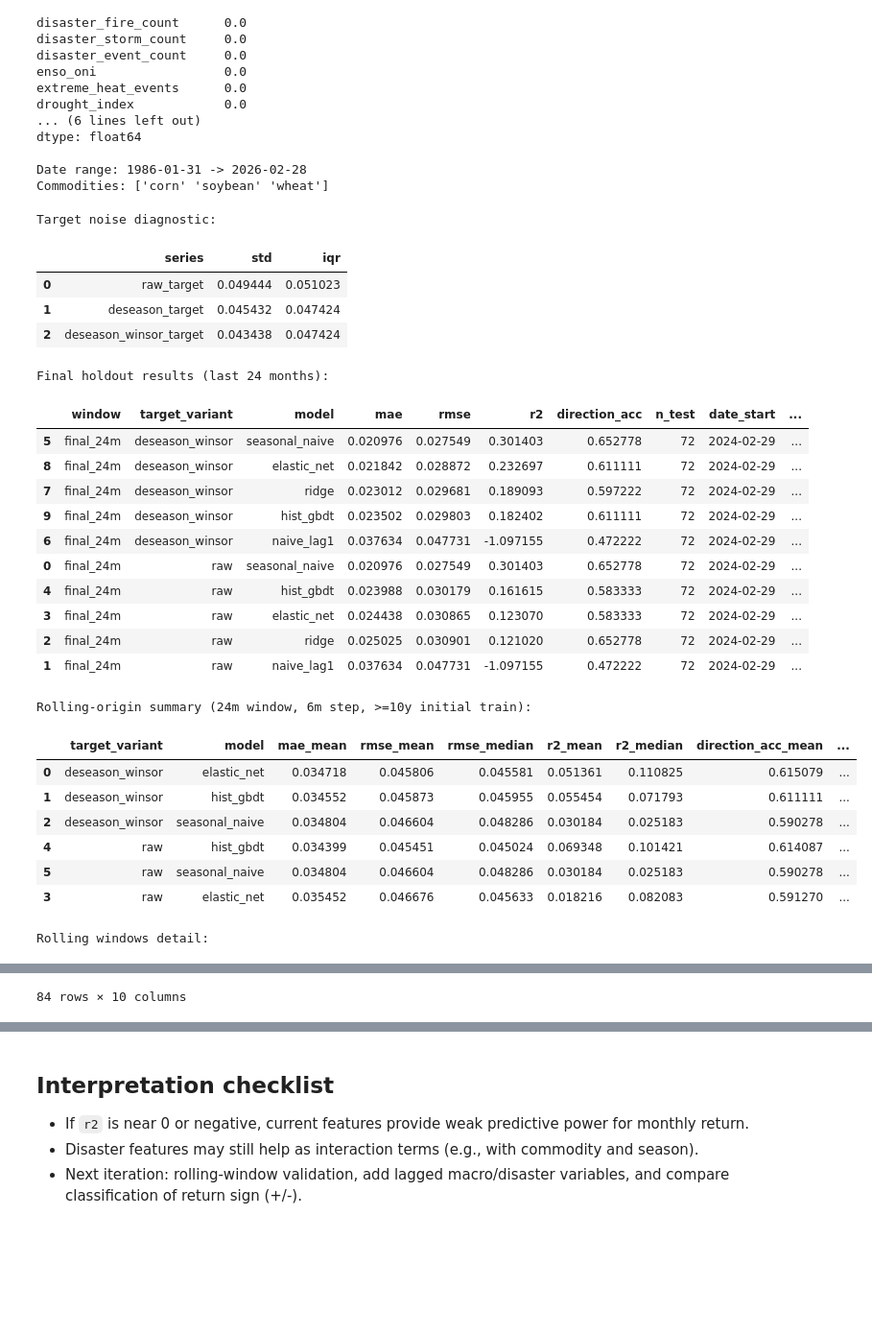
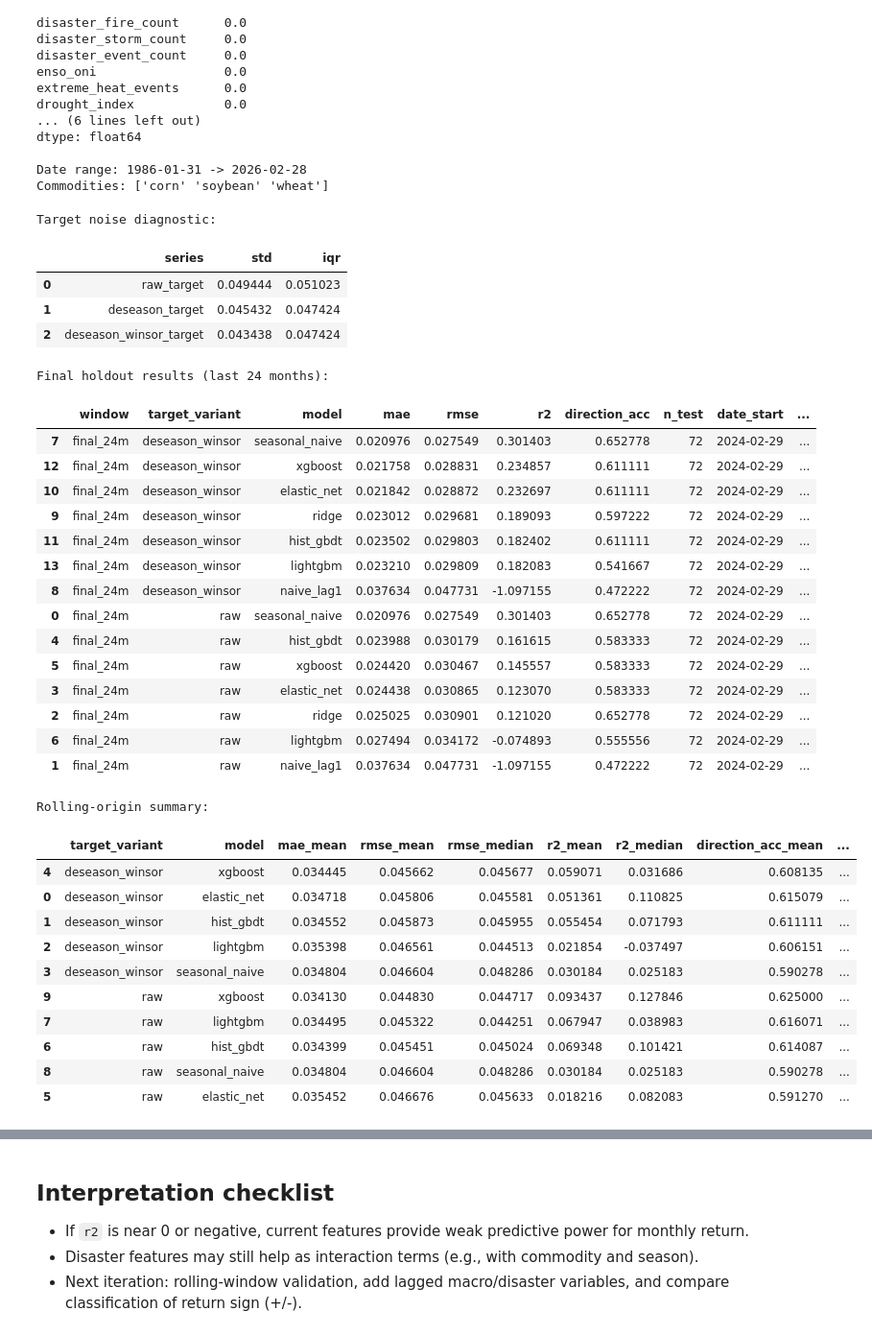
Before and after one commit to SankeerthR1/EAS508-Statistics, a Jupyter notebook: scripts/ml_response_feature_exploration.ipynb, the cells around one changed output, grey strips where cells are left out. Shown at 96% size. Cells and saved outputs as stored; diff of their text form; code cells hidden in the pictures; blank space fills up the shorter version.

```diff
--- a/scripts/ml_response_feature_exploration.ipynb
+++ b/scripts/ml_response_feature_exploration.ipynb
@@ -140,6 +165,33 @@ models = {
         random_state=42,
     ),
 }
+
+# Booster models: add only if dependency exists.
+if HAS_XGB:
+    models["xgboost"] = XGBRegressor(
+        n_estimators=300,
+        max_depth=4,
+        learning_rate=0.03,
+        subsample=0.9,
+        colsample_bytree=0.9,
+        reg_alpha=0.1,
+        reg_lambda=1.0,
+        random_state=42,
+        n_jobs=1,
+    )
+if HAS_LGBM:
+    models["lightgbm"] = LGBMRegressor(
+        n_estimators=300,
+        max_depth=-1,
+        num_leaves=31,
+        learning_rate=0.03,
+        subsample=0.9,
+        colsample_bytree=0.9,
+        random_state=42,
+        n_jobs=1,
+        force_col_wise=True,
+        verbose=-1,
+    )
 
 def build_target_variant(train_df, test_df, target_col, variant):
     y_train_raw = train_df[target_col].copy()
@@ -281,7 +333,7 @@ train_holdout = model_df[model_df["date"] < final_cutoff].copy()
 test_holdout = model_df[model_df["date"] >= final_cutoff].copy()
 
 target_variants = ["raw", "deseason_winsor"]
-rolling_model_names = ["seasonal_naive", "elastic_net", "hist_gbdt"]
+rolling_model_names = ["seasonal_naive", "elastic_net", "hist_gbdt", "xgboost", "lightgbm"]
 models_for_rolling = {k: models[k] for k in rolling_model_names if k in models}
 holdout_frames = []
 for target_variant in target_variants:
@@ -302,7 +354,7 @@ holdout_results = pd.concat(holdout_frames, ignore_index=True).sort_values(["tar
 print("Final holdout results (last 24 months):")
 display(holdout_results)
 
-# 2) Rolling-origin validation: step 6 months, each test window = 24 months
+# 2) Rolling-origin validation (fast mode for iteration)
 rolling_results = []
 quick_mode = True
 if quick_mode:
@@ -352,48 +404,51 @@ if rolling_results:
             direction_acc_mean=("direction_acc", "mean"),
             n_windows=("window", "nunique"),
         )
         .sort_values(["target_variant", "rmse_mean"])
     )
 
-    print("Rolling-origin summary (24m window, 6m step, >=10y initial train):")
+    print("Rolling-origin summary:")
     display(rolling_summary)
-
-    print("Rolling windows detail:")
-    display(rolling_results_df.sort_values(["target_variant", "window", "rmse"]))
 else:
     print("No rolling windows were generated.")
-
 
 # Persist key summaries for quick comparison across notebook runs
 OUTPUT_DIR = PROJECT_ROOT / "data" / "processed"
 OUTPUT_DIR.mkdir(parents=True, exist_ok=True)
 holdout_results.to_csv(OUTPUT_DIR / "model_holdout_results.csv", index=False)
 if "rolling_summary" in locals():
     rolling_summary.to_csv(OUTPUT_DIR / "model_rolling_summary.csv", index=False)
 # %% [output]
 Target noise diagnostic:
 |  | series | std | iqr |
 | 0 | raw_target | 0.049444 | 0.051023 |
 | 1 | deseason_target | 0.045432 | 0.047424 |
 | 2 | deseason_winsor_target | 0.043438 | 0.047424 |
 Final holdout results (last 24 months):
 |  | window | target_variant | model | mae | rmse | r2 | direction_acc | n_test | date_start | ... |
-| 5 | final_24m | deseason_winsor | seasonal_naive | 0.020976 | 0.027549 | 0.301403 | 0.652778 | 72 | 2024-02-29 | ... |
-| 8 | final_24m | deseason_winsor | elastic_net | 0.021842 | 0.028872 | 0.232697 | 0.611111 | 72 | 2024-02-29 | ... |
-| 7 | final_24m | deseason_winsor | ridge | 0.023012 | 0.029681 | 0.189093 | 0.597222 | 72 | 2024-02-29 | ... |
-| 9 | final_24m | deseason_winsor | hist_gbdt | 0.023502 | 0.029803 | 0.182402 | 0.611111 | 72 | 2024-02-29 | ... |
-| 6 | final_24m | deseason_winsor | naive_lag1 | 0.037634 | 0.047731 | -1.097155 | 0.472222 | 72 | 2024-02-29 | ... |
+| 7 | final_24m | deseason_winsor | seasonal_naive | 0.020976 | 0.027549 | 0.301403 | 0.652778 | 72 | 2024-02-29 | ... |
+| 12 | final_24m | deseason_winsor | xgboost | 0.021758 | 0.028831 | 0.234857 | 0.611111 | 72 | 2024-02-29 | ... |
+| 10 | final_24m | deseason_winsor | elastic_net | 0.021842 | 0.028872 | 0.232697 | 0.611111 | 72 | 2024-02-29 | ... |
+| 9 | final_24m | deseason_winsor | ridge | 0.023012 | 0.029681 | 0.189093 | 0.597222 | 72 | 2024-02-29 | ... |
+| 11 | final_24m | deseason_winsor | hist_gbdt | 0.023502 | 0.029803 | 0.182402 | 0.611111 | 72 | 2024-02-29 | ... |
+| 13 | final_24m | deseason_winsor | lightgbm | 0.023210 | 0.029809 | 0.182083 | 0.541667 | 72 | 2024-02-29 | ... |
+| 8 | final_24m | deseason_winsor | naive_lag1 | 0.037634 | 0.047731 | -1.097155 | 0.472222 | 72 | 2024-02-29 | ... |
 | 0 | final_24m | raw | seasonal_naive | 0.020976 | 0.027549 | 0.301403 | 0.652778 | 72 | 2024-02-29 | ... |
 | 4 | final_24m | raw | hist_gbdt | 0.023988 | 0.030179 | 0.161615 | 0.583333 | 72 | 2024-02-29 | ... |
+| 5 | final_24m | raw | xgboost | 0.024420 | 0.030467 | 0.145557 | 0.583333 | 72 | 2024-02-29 | ... |
 | 3 | final_24m | raw | elastic_net | 0.024438 | 0.030865 | 0.123070 | 0.583333 | 72 | 2024-02-29 | ... |
 | 2 | final_24m | raw | ridge | 0.025025 | 0.030901 | 0.121020 | 0.652778 | 72 | 2024-02-29 | ... |
+| 6 | final_24m | raw | lightgbm | 0.027494 | 0.034172 | -0.074893 | 0.555556 | 72 | 2024-02-29 | ... |
 | 1 | final_24m | raw | naive_lag1 | 0.037634 | 0.047731 | -1.097155 | 0.472222 | 72 | 2024-02-29 | ... |
-Rolling-origin summary (24m window, 6m step, >=10y initial train):
+Rolling-origin summary:
 |  | target_variant | model | mae_mean | rmse_mean | rmse_median | r2_mean | r2_median | direction_acc_mean | ... |
+| 4 | deseason_winsor | xgboost | 0.034445 | 0.045662 | 0.045677 | 0.059071 | 0.031686 | 0.608135 | ... |
 | 0 | deseason_winsor | elastic_net | 0.034718 | 0.045806 | 0.045581 | 0.051361 | 0.110825 | 0.615079 | ... |
 | 1 | deseason_winsor | hist_gbdt | 0.034552 | 0.045873 | 0.045955 | 0.055454 | 0.071793 | 0.611111 | ... |
-| 2 | deseason_winsor | seasonal_naive | 0.034804 | 0.046604 | 0.048286 | 0.030184 | 0.025183 | 0.590278 | ... |
-| 4 | raw | hist_gbdt | 0.034399 | 0.045451 | 0.045024 | 0.069348 | 0.101421 | 0.614087 | ... |
-| 5 | raw | seasonal_naive | 0.034804 | 0.046604 | 0.048286 | 0.030184 | 0.025183 | 0.590278 | ... |
-| 3 | raw | elastic_net | 0.035452 | 0.046676 | 0.045633 | 0.018216 | 0.082083 | 0.591270 | ... |
+| 2 | deseason_winsor | lightgbm | 0.035398 | 0.046561 | 0.044513 | 0.021854 | -0.037497 | 0.606151 | ... |
+| 3 | deseason_winsor | seasonal_naive | 0.034804 | 0.046604 | 0.048286 | 0.030184 | 0.025183 | 0.590278 | ... |
+| 9 | raw | xgboost | 0.034130 | 0.044830 | 0.044717 | 0.093437 | 0.127846 | 0.625000 | ... |
+| 7 | raw | lightgbm | 0.034495 | 0.045322 | 0.044251 | 0.067947 | 0.038983 | 0.616071 | ... |
+| 6 | raw | hist_gbdt | 0.034399 | 0.045451 | 0.045024 | 0.069348 | 0.101421 | 0.614087 | ... |
+| 8 | raw | seasonal_naive | 0.034804 | 0.046604 | 0.048286 | 0.030184 | 0.025183 | 0.590278 | ... |
+| 5 | raw | elastic_net | 0.035452 | 0.046676 | 0.045633 | 0.018216 | 0.082083 | 0.591270 | ... |
-Rolling windows detail:
@@ -412,4 +455,3 @@ Rolling windows detail:
-84 rows × 10 columns
 # %%
 # Commodity-wise rolling validation (same settings) to see where signal really exists
 per_commodity_results = []
```
Also changed, not shown: parts of 4 cells of this notebook, 7 other files.
